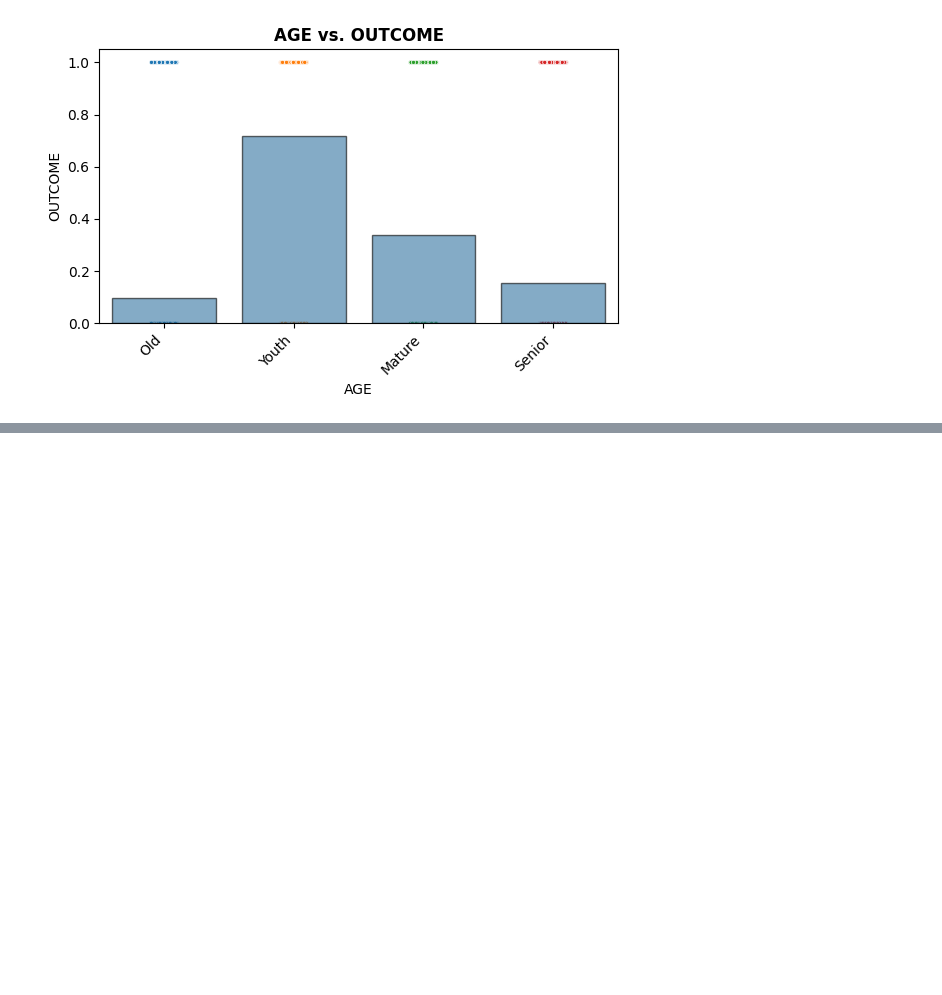
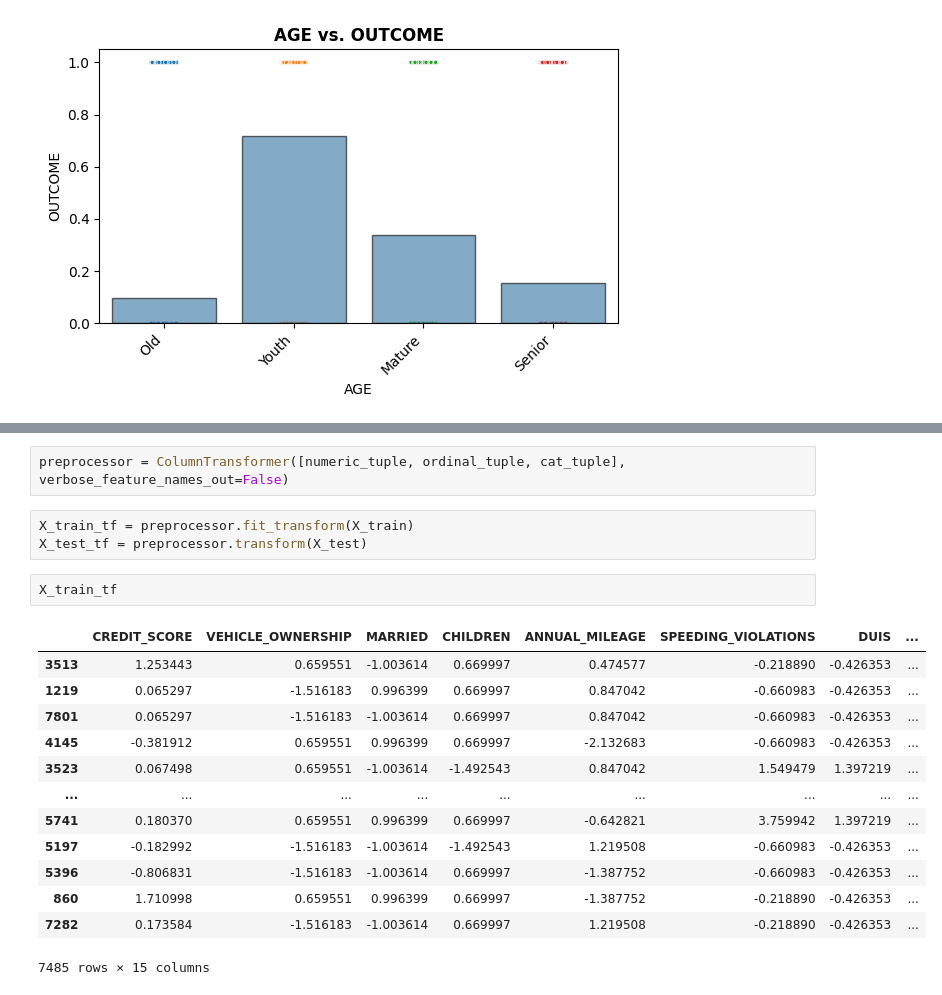
Before and after one commit to Mohammed-Abu-Oudah/Car-Insurance-Classifier, a Jupyter notebook: Car_insurance_classifier.ipynb, the cells around one changed output, grey strips where cells are left out. Drawn from its saved outputs; the diff is of its cells as text; blank space fills up the shorter version.

```diff
--- a/Car_insurance_classifier.ipynb
+++ b/Car_insurance_classifier.ipynb
@@ -1220,0 +1249,21 @@ plot_categorical_vs_target(df, 'AGE')
+# %%
+preprocessor = ColumnTransformer([numeric_tuple, ordinal_tuple, cat_tuple], verbose_feature_names_out=False)
+# %%
+X_train_tf = preprocessor.fit_transform(X_train)
+X_test_tf = preprocessor.transform(X_test)
+# %%
+X_train_tf
+# %% [output]
+|  | CREDIT_SCORE | VEHICLE_OWNERSHIP | MARRIED | CHILDREN | ANNUAL_MILEAGE | SPEEDING_VIOLATIONS | DUIS | ... |
+| 3513 | 1.253443 | 0.659551 | -1.003614 | 0.669997 | 0.474577 | -0.218890 | -0.426353 | ... |
+| 1219 | 0.065297 | -1.516183 | 0.996399 | 0.669997 | 0.847042 | -0.660983 | -0.426353 | ... |
+| 7801 | 0.065297 | -1.516183 | -1.003614 | 0.669997 | 0.847042 | -0.660983 | -0.426353 | ... |
+| 4145 | -0.381912 | 0.659551 | 0.996399 | 0.669997 | -2.132683 | -0.660983 | -0.426353 | ... |
+| 3523 | 0.067498 | 0.659551 | -1.003614 | -1.492543 | 0.847042 | 1.549479 | 1.397219 | ... |
+| ... | ... | ... | ... | ... | ... | ... | ... | ... |
+| 5741 | 0.180370 | 0.659551 | 0.996399 | 0.669997 | -0.642821 | 3.759942 | 1.397219 | ... |
+| 5197 | -0.182992 | -1.516183 | -1.003614 | -1.492543 | 1.219508 | -0.660983 | -0.426353 | ... |
+| 5396 | -0.806831 | -1.516183 | -1.003614 | 0.669997 | -1.387752 | -0.660983 | -0.426353 | ... |
+| 860 | 1.710998 | 0.659551 | 0.996399 | 0.669997 | -1.387752 | -0.218890 | -0.426353 | ... |
+| 7282 | 0.173584 | -1.516183 | -1.003614 | 0.669997 | 1.219508 | -0.218890 | -0.426353 | ... |
+7485 rows × 15 columns
```
Also changed, not shown: parts of 39 cells of this notebook.
